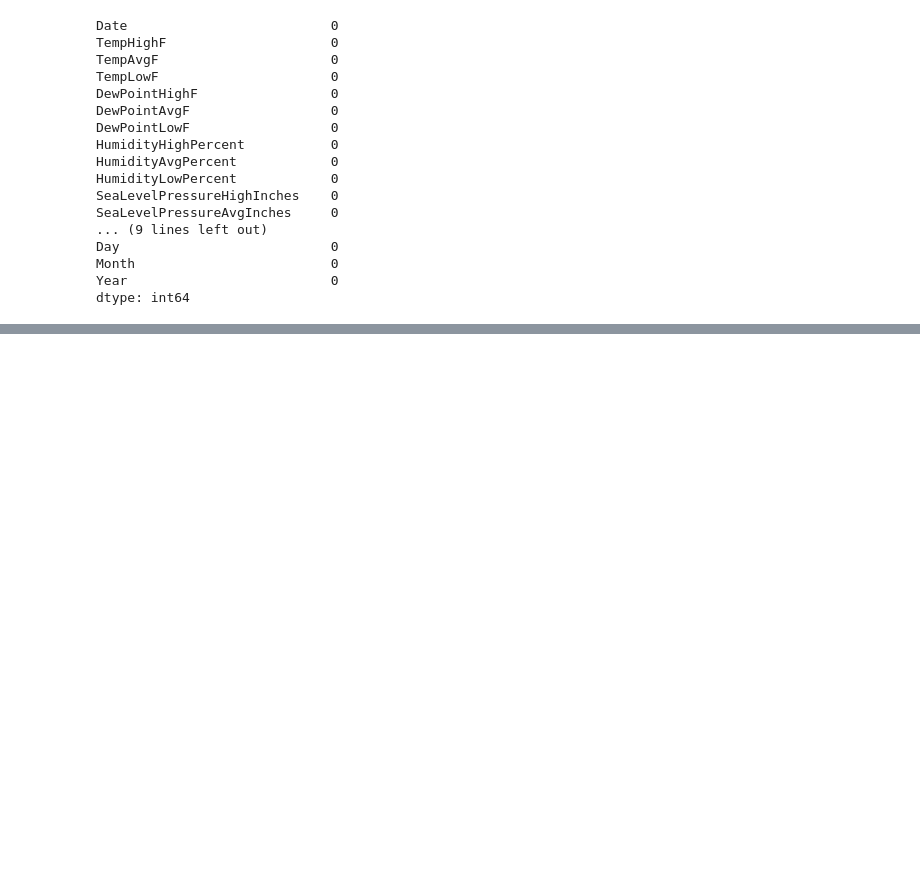
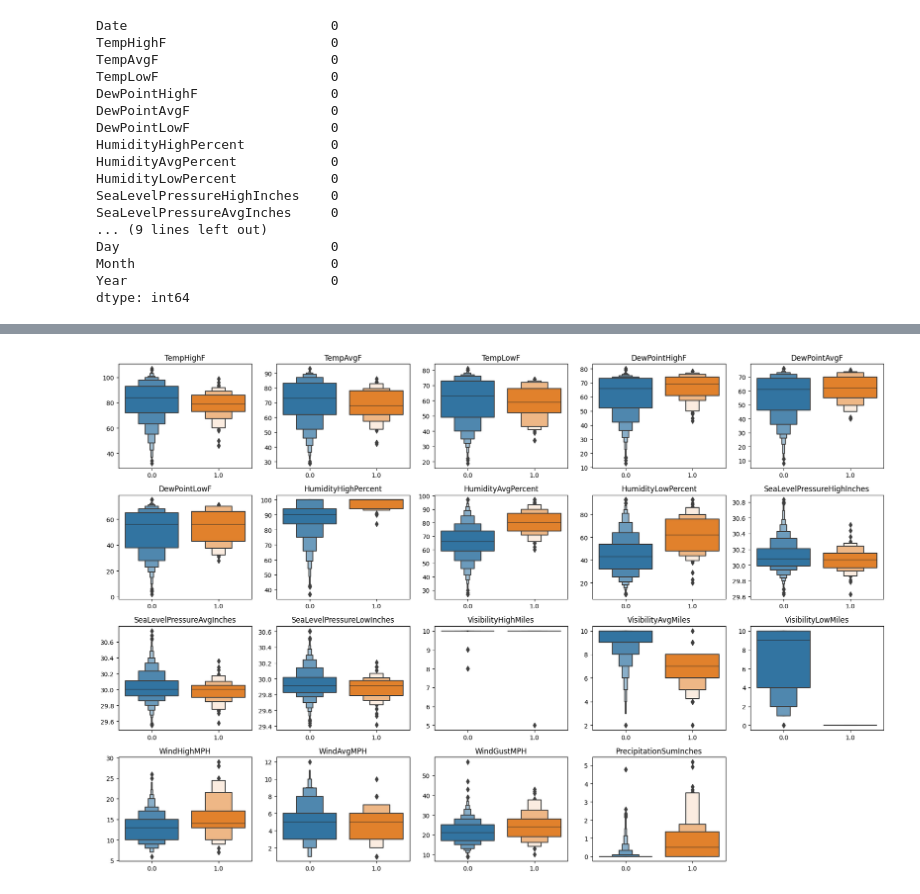
Before and after one commit to gklpcsgn/Weather-Detection, a Jupyter notebook: EDA.ipynb, the cells around one changed output, grey strips where cells are left out. Saved outputs shown, nothing was run; the diff lists cells and outputs as text; code cells hidden in the pictures; blank space fills up the shorter version.

```diff
--- a/EDA.ipynb
+++ b/EDA.ipynb
@@ -192,0 +336,18 @@ df
+# %%
+fig, ax = plt.subplots(4,5)
+
+fig.set_figheight(12)
+fig.set_figwidth(18)
+
+for i, col in enumerate(numerical_features):
+    plt1 = sns.boxenplot(x=df["Fog"], y=df[col], ax=ax[i//5, i%5])
+    plt1.set_title(col)
+    plt1.set_xlabel("")
+    plt1.set_ylabel("")
+
+plt_inv = sns.boxenplot(x=target["Rain"], y=df["TempAvgF"], ax=ax[3,4])
+plt_inv.set_visible(False)
+
+plt.tight_layout()
+# %% [output]
+[figure, added]
```
Also changed, not shown: parts of 25 cells of this notebook, 1 other file.
